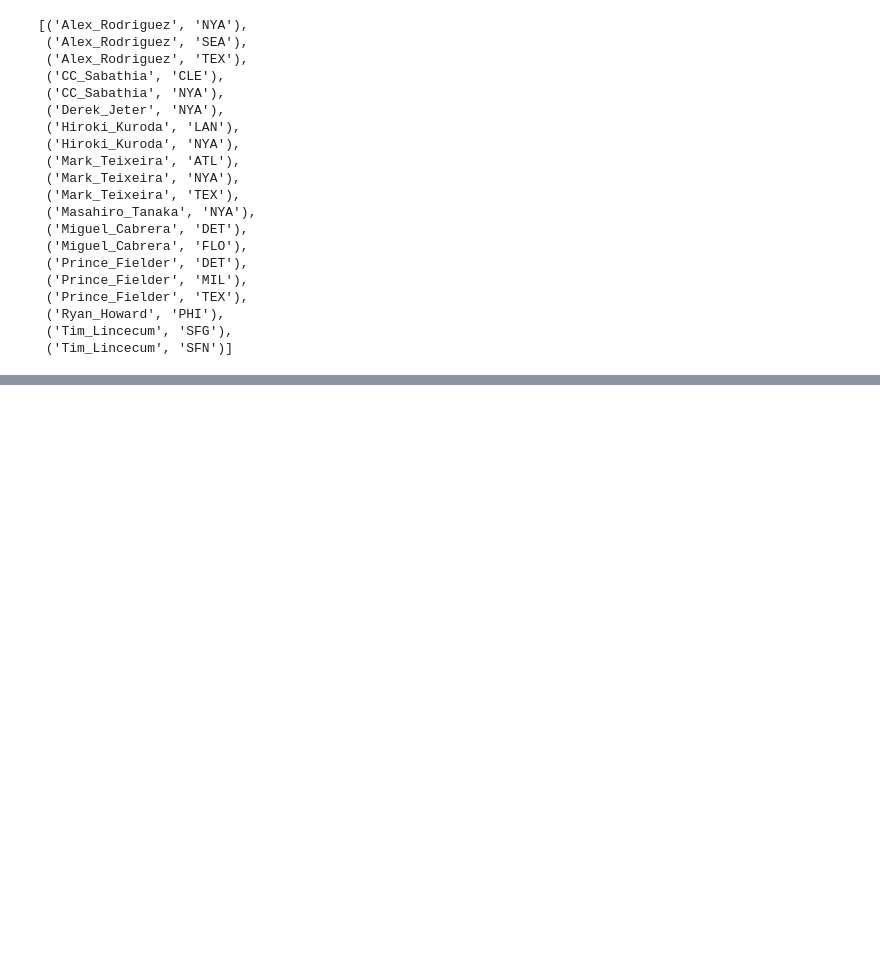
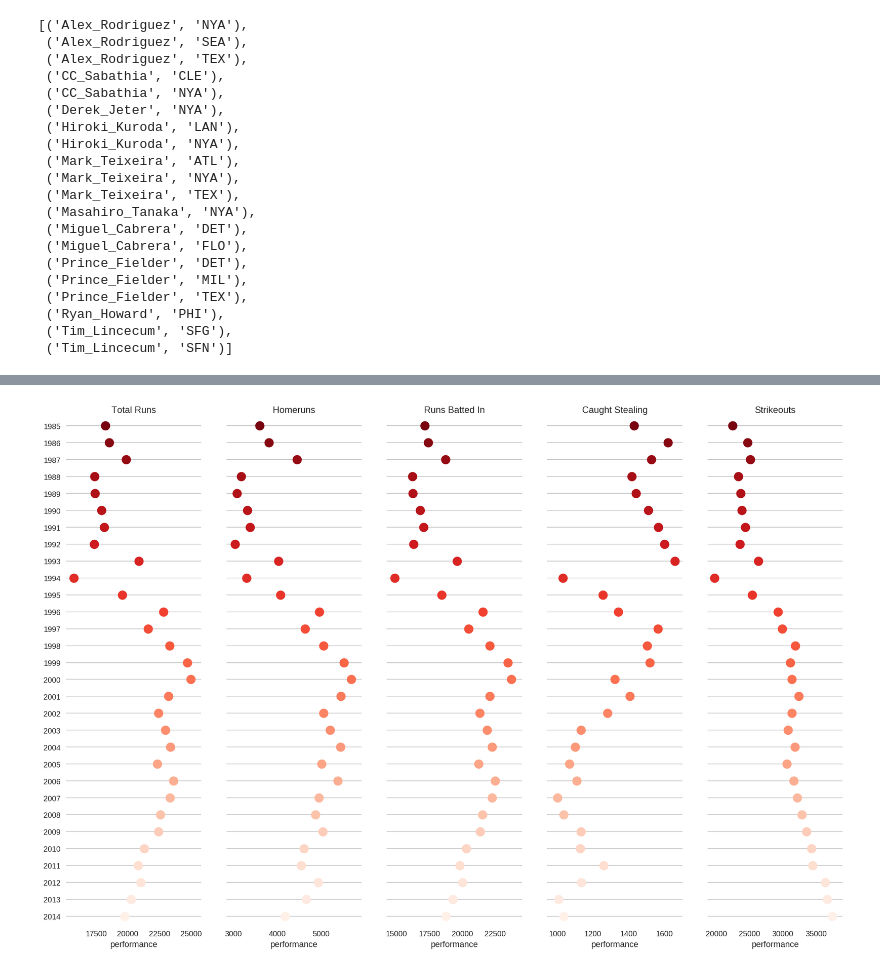
Before and after one commit to MayukhSobo/BaseBall, a Jupyter notebook: src/Baseball.ipynb, the cells around one changed output, grey strips where cells are left out. Cells and saved outputs as stored; diff of their text form; code cells hidden in the pictures; blank space fills up the shorter version.

```diff
--- a/src/Baseball.ipynb
+++ b/src/Baseball.ipynb
@@ -119,0 +130,30 @@ plt.show()
+# %%
+batting = pd.read_csv(os.path.join(ROOT, 'Batting.csv'))
+batting = batting[batting.yearID >= 1985].fillna(0).reset_index().drop('index', axis=1)
+# %%
+g = sns.PairGrid(batting.groupby('yearID', as_index=False).sum(),
+                 x_vars=['R', 'HR', 'RBI', 'CS', 'SO'], y_vars=["yearID"],
+                 size=10, aspect=.3)
+
+# # # Draw a dot plot using the stripplot function
+g.map(sns.stripplot, size=12, orient="h",
+      palette="Reds_r", edgecolor="red")
+
+# # # Use the same x axis limits on all columns and add better labels
+g.set(xlabel="performance", ylabel="")
+
+# # # Use semantically meaningful titles for the columns
+titles = ["Total Runs", "Homeruns", "Runs Batted In", "Caught Stealing", "Strikeouts"]
+
+for ax, title in zip(g.axes.flat, titles):
+
+    # Set a different title for each axes
+    ax.set(title=title)
+
+# #     # Make the grid horizontal instead of vertical
+    ax.xaxis.grid(False)
+    ax.yaxis.grid(True)
+sns.despine(left=True, bottom=True)
+plt.show()
+# %% [output]
+[figure, added]
```
Also changed, not shown: parts of 6 cells of this notebook, 1 other file.
